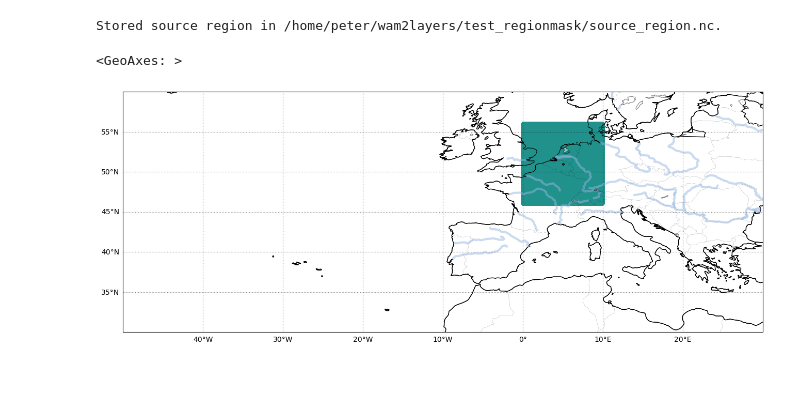
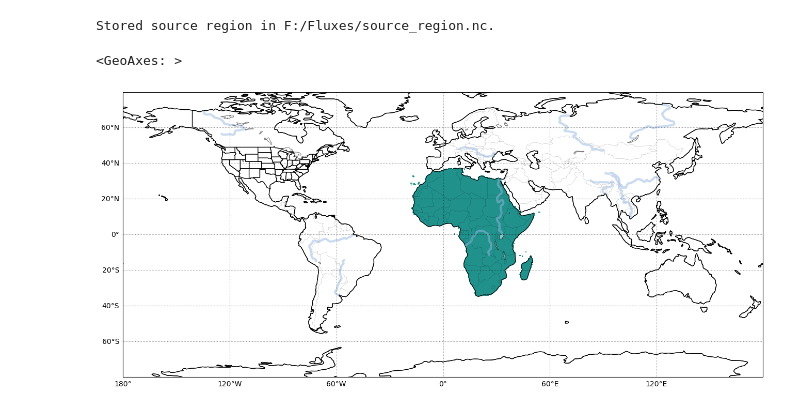
Before and after one commit to WAM2layers/WAM2layers, a Jupyter notebook: notebooks/make_soure_region.ipynb, the cells around one changed output. Drawn from its saved outputs; the diff is of its cells as text; code cells hidden in the pictures; blank space fills up the shorter version.

Commit message:
Updated the Source Region file docs etc.

```diff
--- a/notebooks/make_soure_region.ipynb
+++ b/notebooks/make_soure_region.ipynb
@@ -5,12 +11,14 @@ from wam2layers.utils.source_region import mask_with_shapefile, mask_around_poin
 # %%
-input_file = "/home/peter/wam2layers/floodcase_202107/preprocessed_data/2021-07-01_fluxes_storages.nc"
-output_file = "/home/peter/wam2layers/test_regionmask/source_region.nc"
-shapefile = "hybas_af_lev01_v1c.shp"
+#Specify Input
+input_file = "F:/.../2022-08-30_fluxes_storages.nc"
+output_file = "F:/.../source_region.nc"
+shapefile = "F:/.../hybas_af_lev01_v1c.shp"
 
-# ax = mask_with_regionmask('giorgi',[1],input_file, output_directory, plotting=True)
-# mask_with_shapefile(shapefile,False,input_file', output_directory,plotting=True)
-mask_around_point((51, 5), 5, input_file, output_file, return_plot=True)
+#Run
+#mask_with_regionmask('ar6.land',[22],input_file, output_file, return_plot=True)
+mask_with_shapefile(shapefile,False,input_file, output_file, return_plot=True)
+#mask_around_point((51, 5), 5, input_file, output_file, return_plot=True)
 # %% [output]
-Stored source region in /home/peter/wam2layers/test_regionmask/source_region.nc.
+Stored source region in F:/Fluxes/source_region.nc.
 <GeoAxes: >
-[figure, old version]
+[figure, new version]
```
Also changed, not shown: parts of 3 cells of this notebook, 1 other file.
